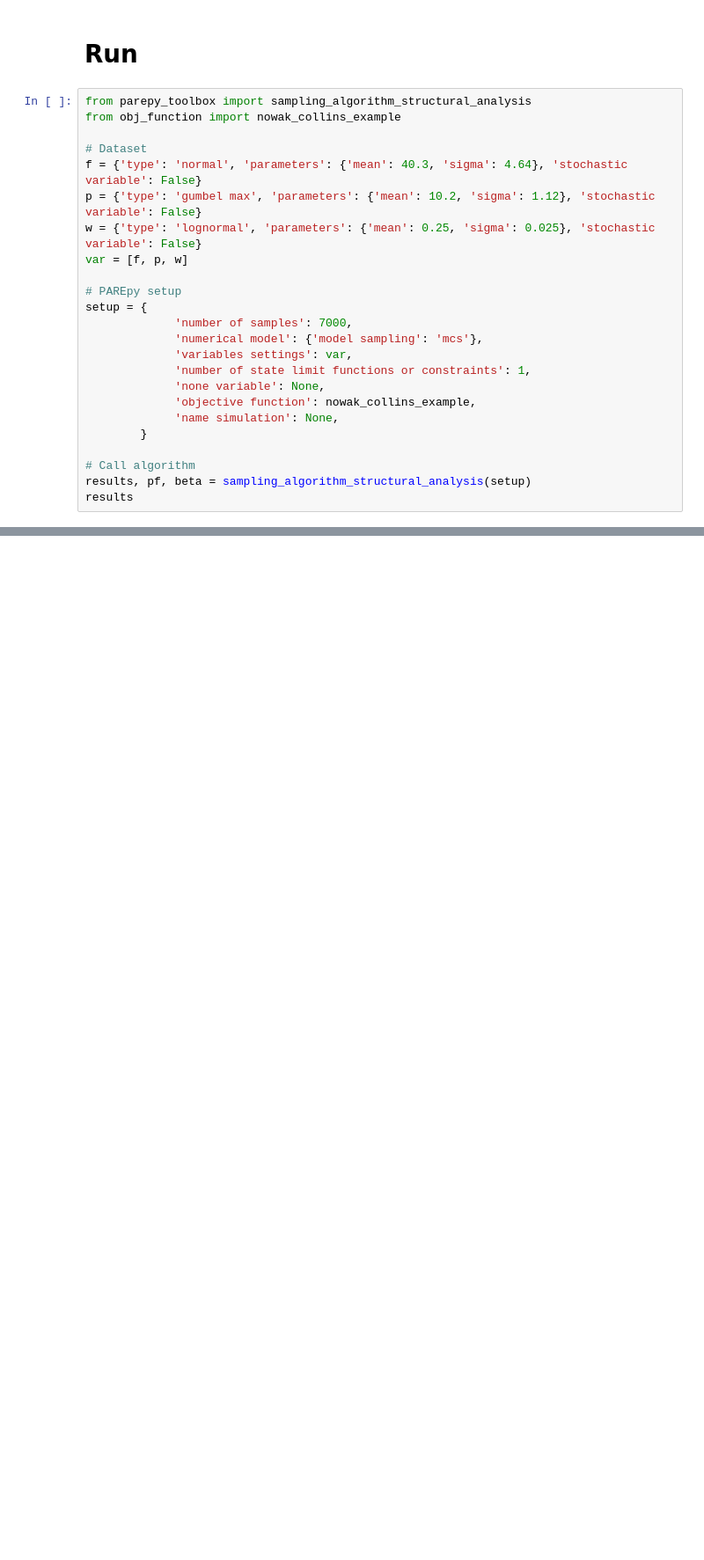
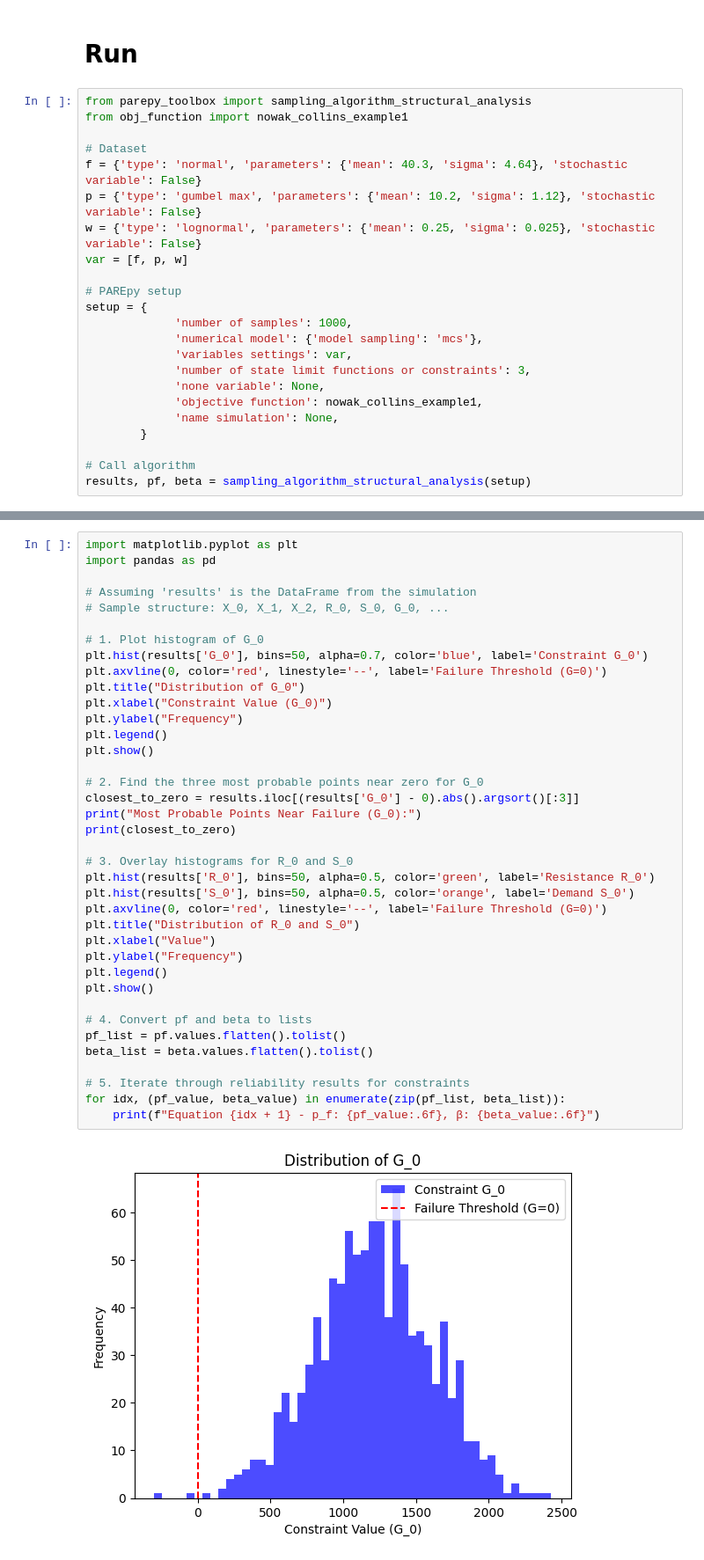
Before and after one commit to Pesquisa-UFCAT/parepy, a Jupyter notebook: local_examples/example.ipynb, the cells around one changed output, grey strips where cells are left out. Shown at 88% size. Drawn from its saved outputs; the diff is of its cells as text; blank space fills up the shorter version.

```diff
--- a/local_examples/example.ipynb
+++ b/local_examples/example.ipynb
@@ -11,7 +11,7 @@ pd.set_option('display.max_columns', None)
 # Run
 # %%
 from parepy_toolbox import sampling_algorithm_structural_analysis
-from obj_function import nowak_collins_example
+from obj_function import nowak_collins_example1
 
 # Dataset
 f = {'type': 'normal', 'parameters': {'mean': 40.3, 'sigma': 4.64}, 'stochastic variable': False}
@@ -21,16 +21,15 @@ var = [f, p, w]
 
 # PAREpy setup
 setup = {
-             'number of samples': 7000,
+             'number of samples': 1000,
              'numerical model': {'model sampling': 'mcs'},
              'variables settings': var,
-             'number of state limit functions or constraints': 1,
+             'number of state limit functions or constraints': 3,
              'none variable': None,
-             'objective function': nowak_collins_example,
+             'objective function': nowak_collins_example1,
              'name simulation': None,
         }
 
 # Call algorithm
 results, pf, beta = sampling_algorithm_structural_analysis(setup)
-results
 # %% [output]
@@ -55,0 +78,40 @@ results
+# %%
+import matplotlib.pyplot as plt
+import pandas as pd
+
+# Assuming 'results' is the DataFrame from the simulation
+# Sample structure: X_0, X_1, X_2, R_0, S_0, G_0, ...
+
+# 1. Plot histogram of G_0
+plt.hist(results['G_0'], bins=50, alpha=0.7, color='blue', label='Constraint G_0')
+plt.axvline(0, color='red', linestyle='--', label='Failure Threshold (G=0)')
+plt.title("Distribution of G_0")
+plt.xlabel("Constraint Value (G_0)")
+plt.ylabel("Frequency")
+plt.legend()
+plt.show()
+
+# 2. Find the three most probable points near zero for G_0
+closest_to_zero = results.iloc[(results['G_0'] - 0).abs().argsort()[:3]]
+print("Most Probable Points Near Failure (G_0):")
+print(closest_to_zero)
+
+# 3. Overlay histograms for R_0 and S_0
+plt.hist(results['R_0'], bins=50, alpha=0.5, color='green', label='Resistance R_0')
+plt.hist(results['S_0'], bins=50, alpha=0.5, color='orange', label='Demand S_0')
+plt.axvline(0, color='red', linestyle='--', label='Failure Threshold (G=0)')
+plt.title("Distribution of R_0 and S_0")
+plt.xlabel("Value")
+plt.ylabel("Frequency")
+plt.legend()
+plt.show()
+
+# 4. Convert pf and beta to lists
+pf_list = pf.values.flatten().tolist()
+beta_list = beta.values.flatten().tolist()
+
+# 5. Iterate through reliability results for constraints
+for idx, (pf_value, beta_value) in enumerate(zip(pf_list, beta_list)):
+    print(f"Equation {idx + 1} - p_f: {pf_value:.6f}, β: {beta_value:.6f}")
+# %% [output]
+[figure, added]
```
Also changed, not shown: parts of 5 cells of this notebook, 2 other files.
